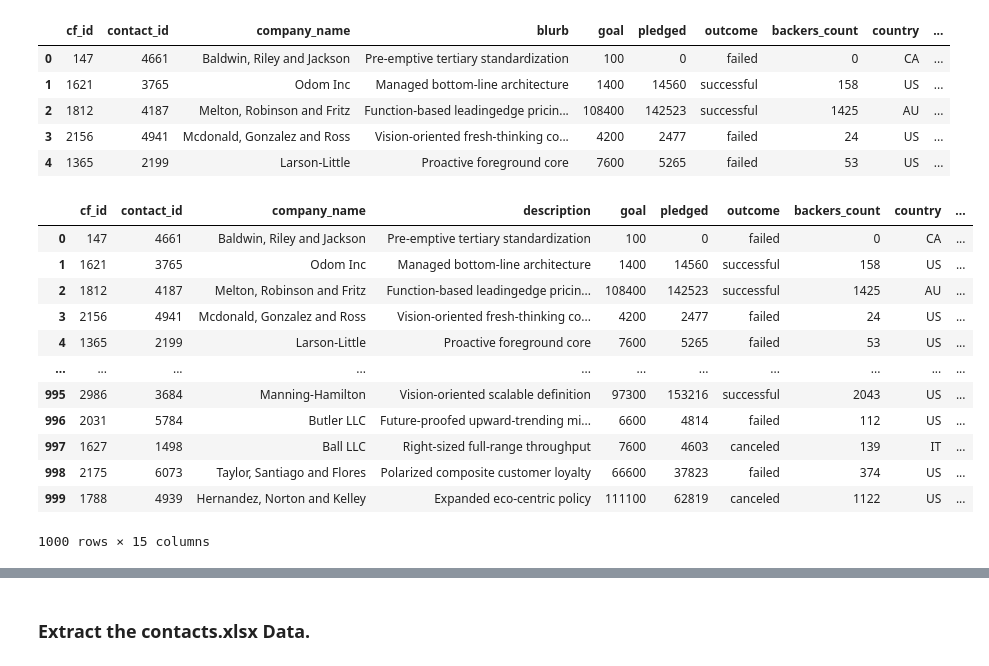
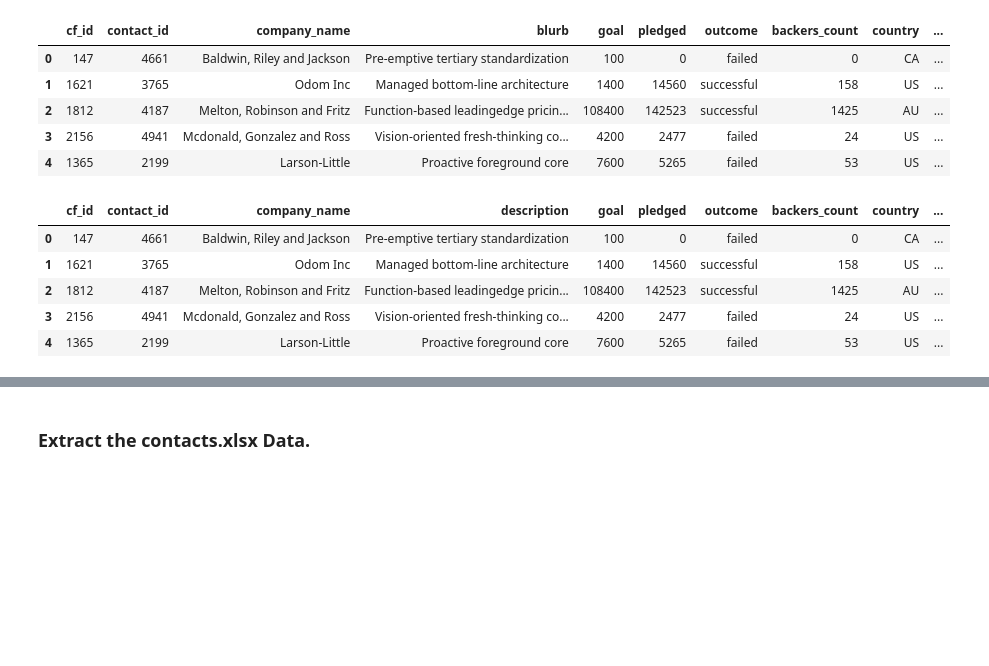
Before and after one commit to minmincg/Crowdfunding_ETL, a Jupyter notebook: ETL_Mini_Project_MCavazos.ipynb, the cells around one changed output, grey strips where cells are left out. Saved outputs shown, nothing was run; the diff lists cells and outputs as text; code cells hidden in the pictures; blank space fills up the shorter version.

Commit message:
categories and campaigns done

```diff
--- a/ETL_Mini_Project_MCavazos.ipynb
+++ b/ETL_Mini_Project_MCavazos.ipynb
@@ -7,7 +7,7 @@ pd.set_option('max_colwidth', 400)
 ### Extract the crowdfunding.xlsx Data
 # %%
 # Read the data into a Pandas DataFrame
-crowdfunding_info_df = pd.read_excel('Resources/crowdfunding.xlsx')
+crowdfunding_info_df = pd.read_excel('Resources/crowdfunding.xlsx', engine='openpyxl')
 crowdfunding_info_df.head()
 # %% [output]
 |  | cf_id | contact_id | company_name | blurb | goal | pledged | outcome | backers_count | country | ... |
@@ -60,6 +61,9 @@ Index(['cf_id', 'contact_id', 'company_name', 'blurb', 'goal', 'pledged',
       dtype='object')
 # %%
 # Assign the category and subcategory values to category and subcategory columns.
+crowdfunding_info_df = crowdfunding_info_df.assign(category=crowdfunding_info_df['category & sub-category'].str.split('/').str[0],
+                                                   subcategory=crowdfunding_info_df['category & sub-category'].str.split('/').str[1])
+crowdfunding_info_df.head()
 # %% [output]
 |  | cf_id | contact_id | company_name | blurb | goal | pledged | outcome | backers_count | country | ... |
 | 0 | 147 | 4661 | Baldwin, Riley and Jackson | Pre-emptive tertiary standardization | 100 | 0 | failed | 0 | CA | ... |
@@ -187,26 +198,19 @@ campaign_df.head()
 # %%
 # Rename the blurb, launched_at, and deadline columns.
 campaign_df = campaign_df.rename(columns={
     'blurb': 'description',
     'launched_at': 'launched_date',
     'deadline': 'end_date'
     }
 )
-campaign_df
+campaign_df.head()
 # %% [output]
 |  | cf_id | contact_id | company_name | description | goal | pledged | outcome | backers_count | country | ... |
 | 0 | 147 | 4661 | Baldwin, Riley and Jackson | Pre-emptive tertiary standardization | 100 | 0 | failed | 0 | CA | ... |
 | 1 | 1621 | 3765 | Odom Inc | Managed bottom-line architecture | 1400 | 14560 | successful | 158 | US | ... |
 | 2 | 1812 | 4187 | Melton, Robinson and Fritz | Function-based leadingedge pricin... | 108400 | 142523 | successful | 1425 | AU | ... |
 | 3 | 2156 | 4941 | Mcdonald, Gonzalez and Ross | Vision-oriented fresh-thinking co... | 4200 | 2477 | failed | 24 | US | ... |
 | 4 | 1365 | 2199 | Larson-Little | Proactive foreground core | 7600 | 5265 | failed | 53 | US | ... |
-| ... | ... | ... | ... | ... | ... | ... | ... | ... | ... | ... |
-| 995 | 2986 | 3684 | Manning-Hamilton | Vision-oriented scalable definition | 97300 | 153216 | successful | 2043 | US | ... |
-| 996 | 2031 | 5784 | Butler LLC | Future-proofed upward-trending mi... | 6600 | 4814 | failed | 112 | US | ... |
-| 997 | 1627 | 1498 | Ball LLC | Right-sized full-range throughput | 7600 | 4603 | canceled | 139 | IT | ... |
-| 998 | 2175 | 6073 | Taylor, Santiago and Flores | Polarized composite customer loyalty | 66600 | 37823 | failed | 374 | US | ... |
-| 999 | 1788 | 4939 | Hernandez, Norton and Kelley | Expanded eco-centric policy | 111100 | 62819 | canceled | 1122 | US | ... |
-1000 rows × 15 columns
 # %%
 # Convert the goal and pledged columns to a `float` data type.
 campaign_df['goal'] = campaign_df['goal'].astype(float)
```
Also changed, not shown: parts of 27 cells of this notebook, 3 other files.
